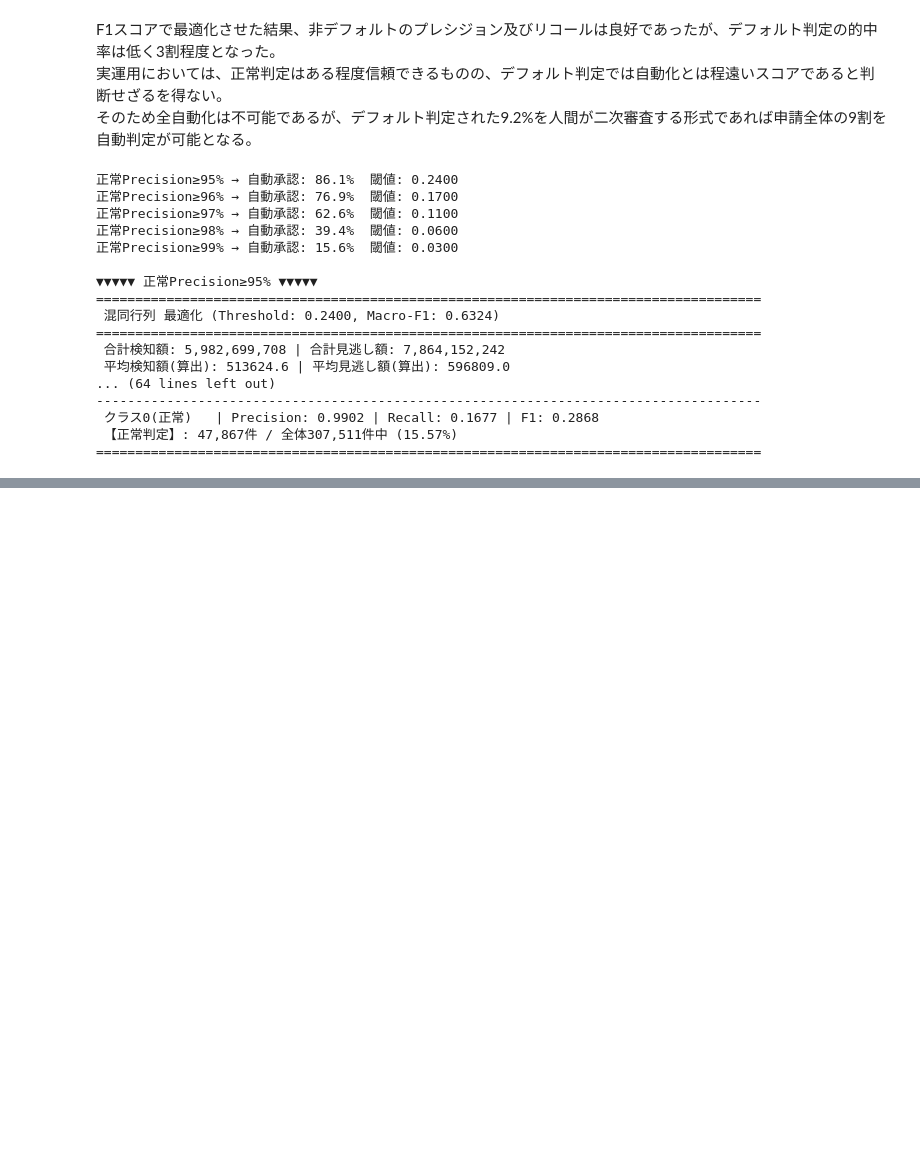
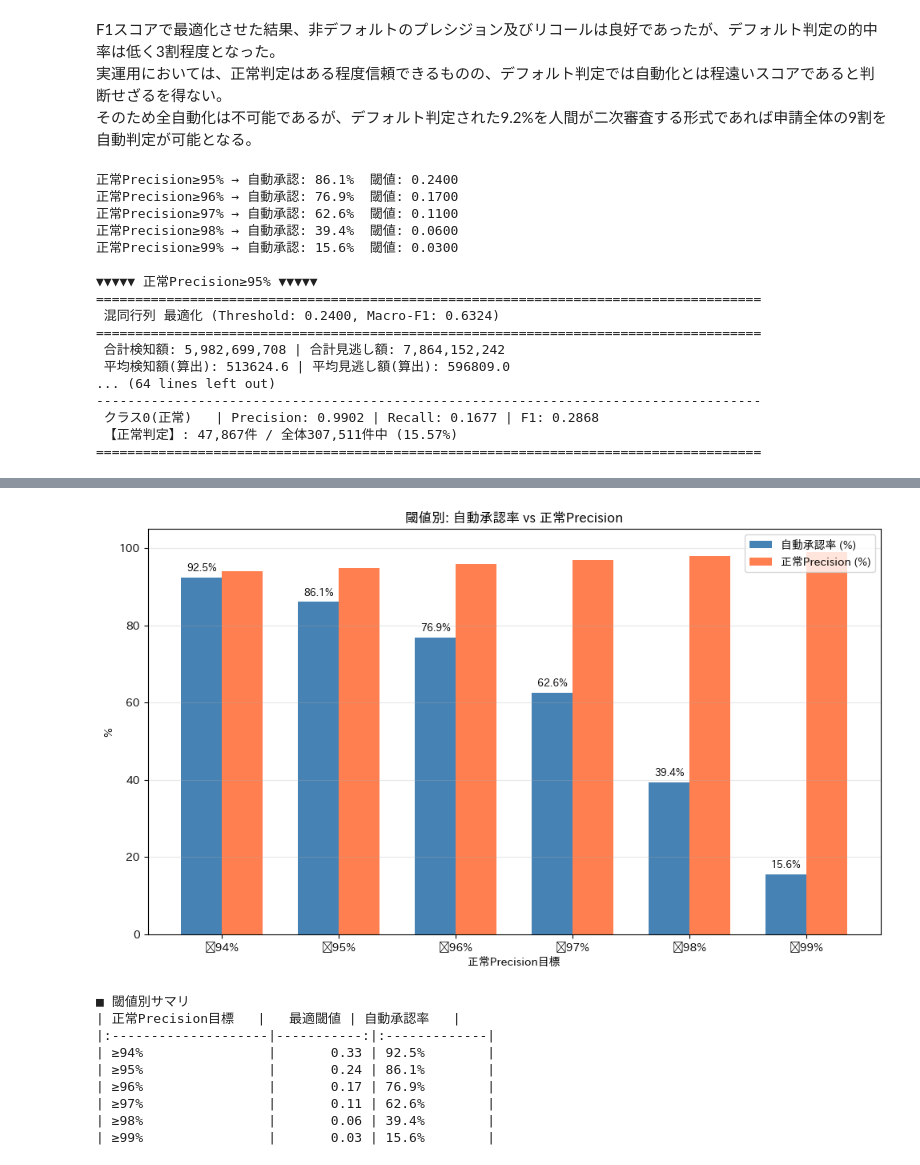
Before and after one commit to to-nakanishi/home_credit_default_risk, a Jupyter notebook: home_credit_default_risk_05_ANALYZE.ipynb, the cells around one changed output, grey strips where cells are left out. Drawn from its saved outputs; the diff is of its cells as text; code cells hidden in the pictures; blank space fills up the shorter version.

```diff
--- a/home_credit_default_risk_05_ANALYZE.ipynb
+++ b/home_credit_default_risk_05_ANALYZE.ipynb
@@ -628,3 +648,71 @@ for target in [0.95, 0.96, 0.97, 0.98, 0.99]:
+# %%
+#4-4　閾値別 自動化率・Precision比較
+
+targets = [0.94, 0.95, 0.96, 0.97, 0.98, 0.99]
+auto_rates = []
+precisions = []
+best_thresholds = []
+
+for target in targets:
+    best_thr, best_auto = 0, 0
+    for thr in np.linspace(0.01, 0.99, 99):
+        y_pred = (y_prob >= thr).astype(int)
+        normal_mask = (y_pred == 0)
+        if normal_mask.sum() == 0:
+            continue
+        normal_prec = (y[normal_mask] == 0).mean()
+        if normal_prec >= target:
+            auto_rate = normal_mask.mean()
+            if auto_rate > best_auto:
+                best_thr, best_auto = thr, auto_rate
+    auto_rates.append(best_auto * 100)
+    precisions.append(target * 100)
+    best_thresholds.append(best_thr)
+
+x = np.arange(len(targets))
+width = 0.35
+
+fig, ax1 = plt.subplots(figsize=(10, 6))
+
+bars1 = ax1.bar(x - width/2, auto_rates, width, label='自動承認率 (%)', color='steelblue')
+bars2 = ax1.bar(x + width/2, precisions, width, label='正常Precision (%)', color='coral')
+
+ax1.set_xlabel('正常Precision目標')
+ax1.set_ylabel('%')
+ax1.set_title('閾値別: 自動承認率 vs 正常Precision')
+ax1.set_xticks(x)
+ax1.set_xticklabels([f'≥{t:.0%}' for t in targets])
+ax1.set_ylim(0, 105)
+ax1.legend(loc='upper right')
+
+# バーの上に数値を表示
+for bar in bars1:
+    ax1.text(bar.get_x() + bar.get_width()/2., bar.get_height() + 1,
+             f'{bar.get_height():.1f}%', ha='center', va='bottom', fontsize=9)
+
+ax1.grid(axis='y', alpha=0.3)
+plt.tight_layout()
+plt.show()
+
+# テーブルも出力
+print("\n■ 閾値別サマリ")
+summary = pd.DataFrame({
+    '正常Precision目標': [f'≥{t:.0%}' for t in targets],
+    '最適閾値': [f'{t:.4f}' for t in best_thresholds],
+    '自動承認率': [f'{r:.1f}%' for r in auto_rates],
+})
+print(summary.to_markdown(index=False))
+# %% [output]
+[figure, added]
+■ 閾値別サマリ
+| 正常Precision目標   |   最適閾値 | 自動承認率   |
+|:--------------------|-----------:|:-------------|
+| ≥94%                |       0.33 | 92.5%        |
+| ≥95%                |       0.24 | 86.1%        |
+| ≥96%                |       0.17 | 76.9%        |
+| ≥97%                |       0.11 | 62.6%        |
+| ≥98%                |       0.06 | 39.4%        |
+| ≥99%                |       0.03 | 15.6%        |
 # %%
 #5-1　アンサンブル閾値　可視化
 weights, aucs = zip(*weight_results)
```
Also changed, not shown: parts of 14 cells of this notebook.
